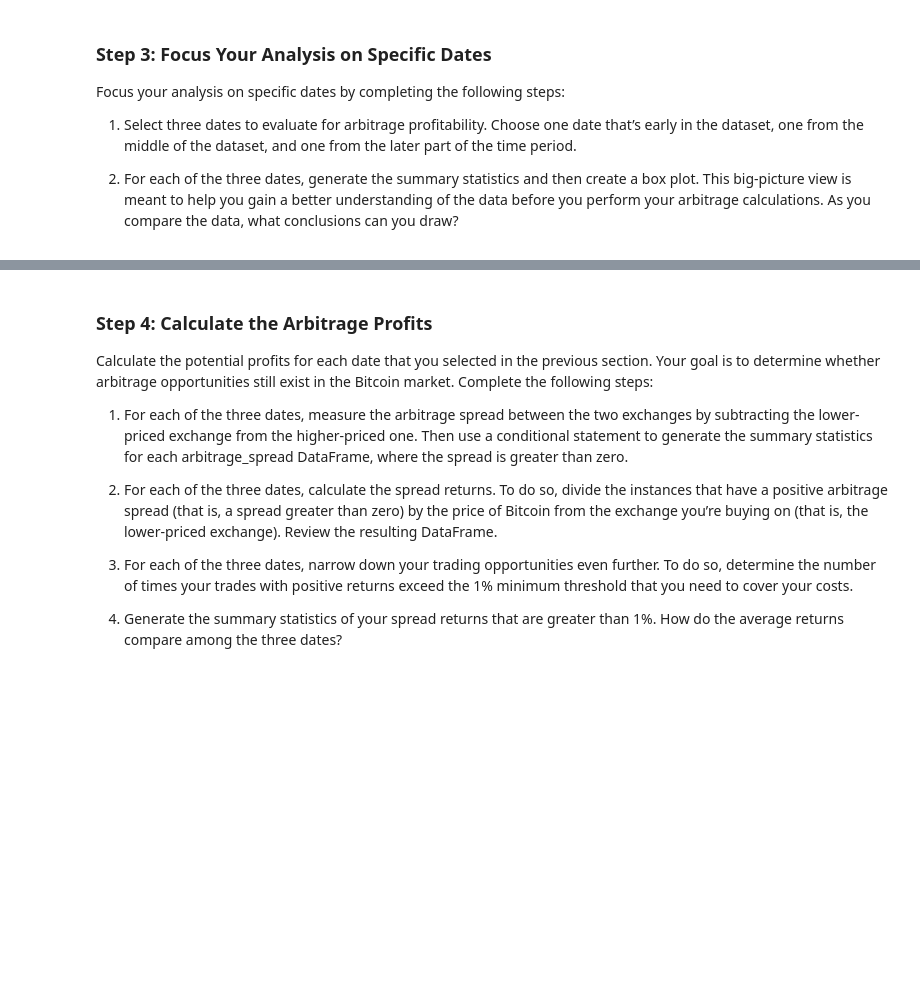
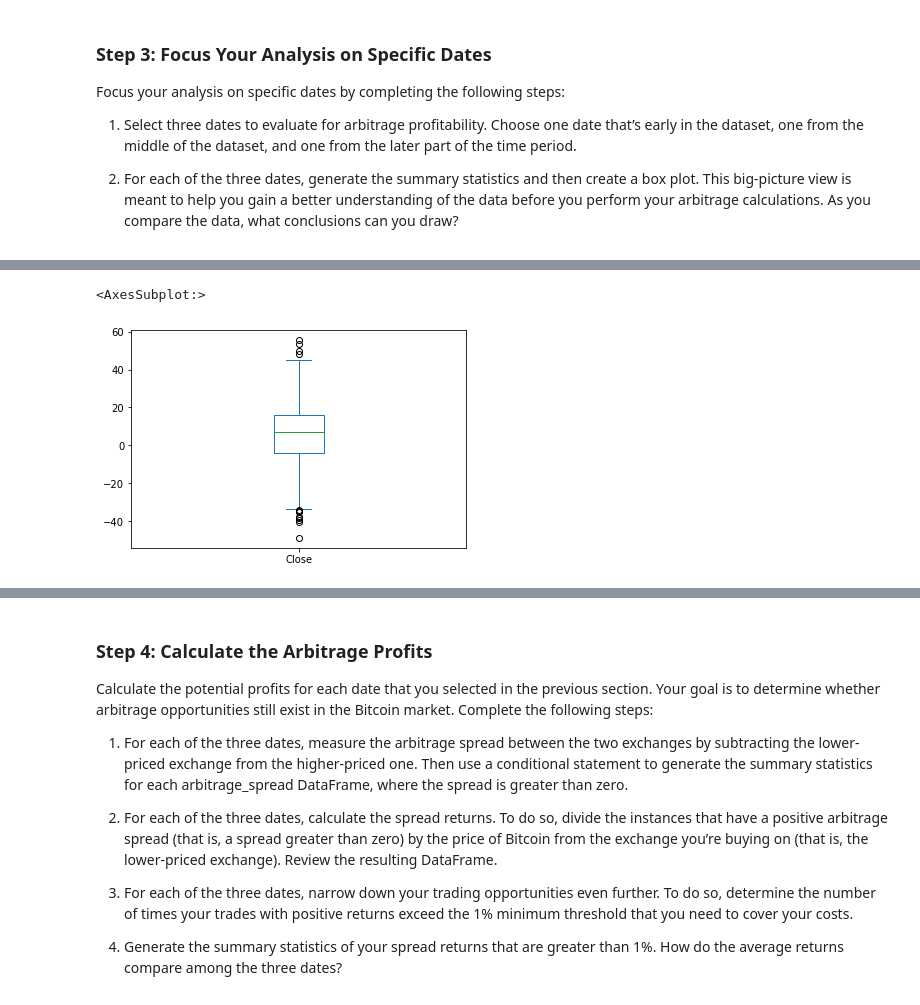
Before and after one commit to smuhammad1/Crypto_Arbitrage, a Jupyter notebook: crypto_arbitrage.ipynb, the cells around one changed output, grey strips where cells are left out. Drawn from its saved outputs; the diff is of its cells as text; code cells hidden in the pictures; blank space fills up the shorter version.

```diff
--- a/crypto_arbitrage.ipynb
+++ b/crypto_arbitrage.ipynb
@@ -319,7 +420,7 @@ coinbase_sliced.loc['2018-02-15'].plot(legend=True, figsize=(10, 5), color="grey
 # %%
 # Using the date in the middle that you have selected, calculate the arbitrage spread
 # by subtracting the bitstamp lower closing prices from the coinbase higher closing prices
-arbitrage_spread_middle = bitstamp_sliced.loc['2018-02-15'] - coinbase_sliced.loc['2018-02-15']
+arbitrage_spread_feb = bitstamp_sliced.loc['2018-02-15'] - coinbase_sliced.loc['2018-02-15']
 
 # Generate the summary statistics
-arbitrage_spread_middle.describe()
+arbitrage_spread_feb.describe()
@@ -326,6 +437,9 @@ arbitrage_spread_middle.describe()
 # %%
 # Visualize the arbitrage spread from the middle of the dataset in a box plot
-arbitrage_spread_middle.plot(kind='box')
+arbitrage_spread_feb.plot(kind='box')
+# %% [output]
+<AxesSubplot:>
+[figure, added]
 # %%
 # Create an overlay plot that visualizes the two dataframes over a period of one day from late in the dataset.
 # Be sure that the plots include the parameters `legend`, `figsize`, `title`, `color` and `label`
```
Also changed, not shown: parts of 55 cells of this notebook.
